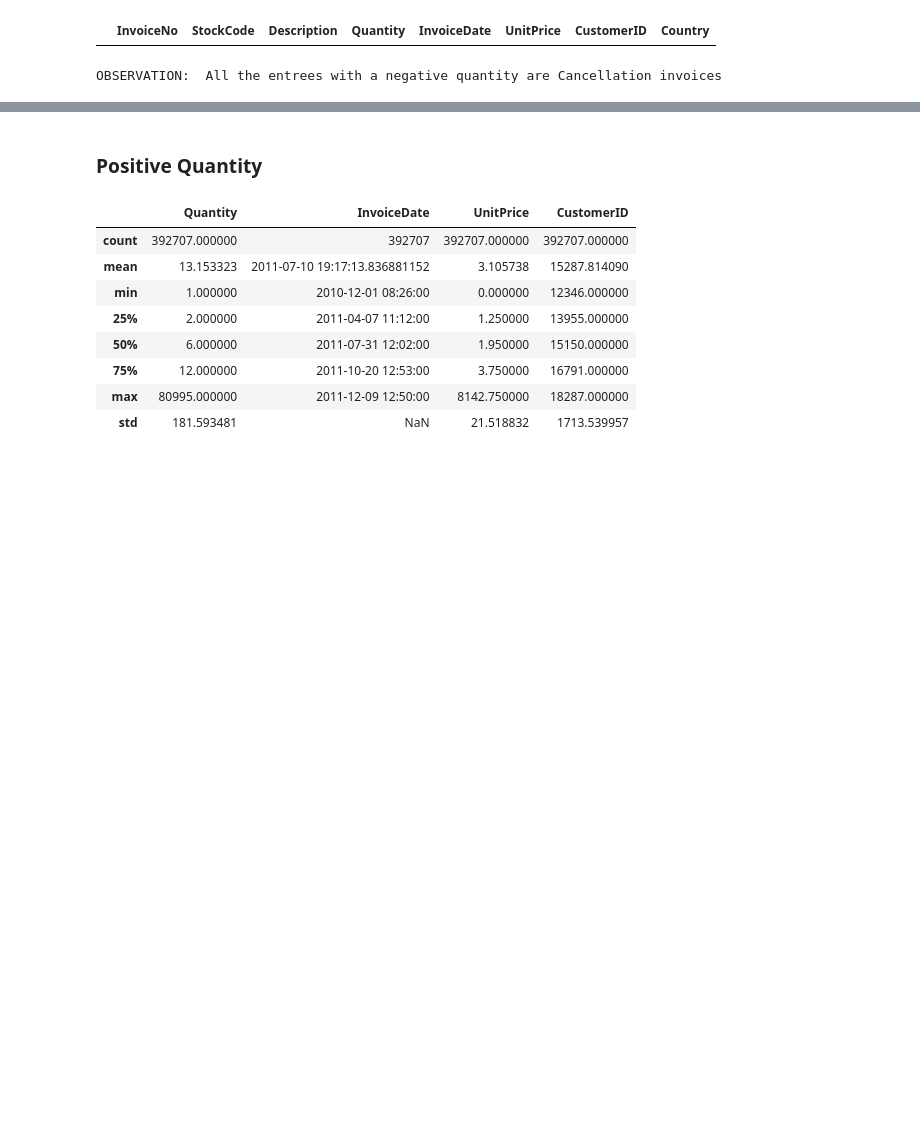
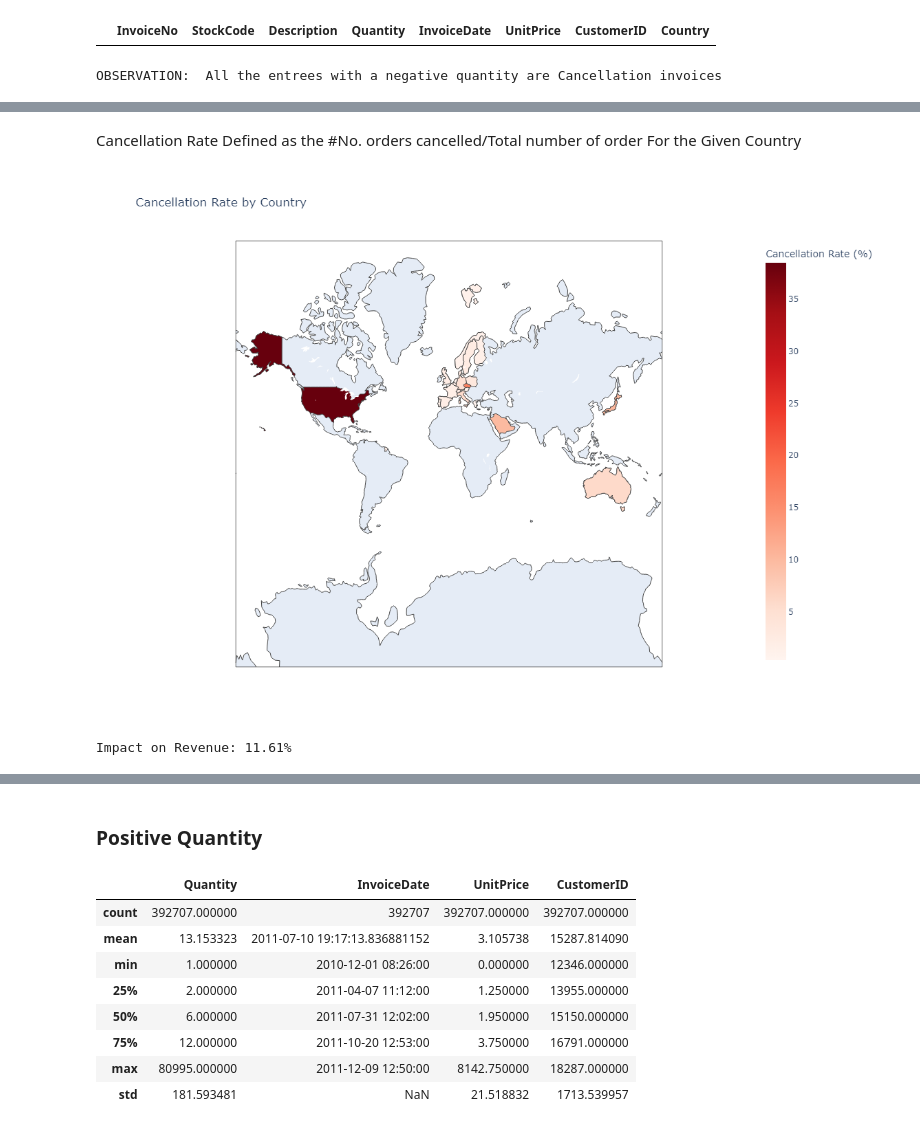
Before and after one commit to shubhjadhav/Customer-Segmentation, a Jupyter notebook: Code/customer-segmentation.ipynb, the cells around one changed output, grey strips where cells are left out. Saved outputs shown, nothing was run; the diff lists cells and outputs as text; code cells hidden in the pictures; blank space fills up the shorter version.

```diff
--- a/Code/customer-segmentation.ipynb
+++ b/Code/customer-segmentation.ipynb
@@ -424,0 +455,41 @@ OBSERVATION:  All the entrees with a negative quantity are Cancellation invoices
+# %% [markdown]
+Cancellation Rate Defined as the #No. orders cancelled/Total number of order For the Given Country
+# %%
+# Calculate cancellation rate by country
+cancellation_rate_by_country = cancelled_orders.groupby('Country').size() / invoice_df.groupby('Country').size() * 100
+
+# Create choropleth map data
+map_data = dict(
+    type='choropleth',
+    locations=cancellation_rate_by_country.index,
+    locationmode='country names',
+    z=cancellation_rate_by_country,
+    text=cancellation_rate_by_country.index,
+    colorbar={'title': 'Cancellation Rate (%)'},
+    colorscale='Reds',
+    reversescale=False
+)
+
+# Create layout for the map
+map_layout = dict(
+    title='Cancellation Rate by Country',
+    geo=dict(showframe=True, projection={'type': 'mercator'}),
+    width=1000,  # Adjust the width of the plot
+    height=800   # Adjust the height of the plot
+)
+
+# Create choropleth map figure
+choromap = go.Figure(data=[map_data], layout=map_layout)
+
+# Plot the map
+iplot(choromap, validate=False)
+# %% [output]
+[figure, added]
+# %%
+# Impact on Revenue
+total_revenue = invoice_df['UnitPrice'].sum()
+cancelled_revenue = cancelled_orders['UnitPrice'].sum()
+revenue_impact = (cancelled_revenue / total_revenue) * 100
+print(f"Impact on Revenue: {revenue_impact:.2f}%")
+# %% [output]
+Impact on Revenue: 11.61%
```
Also changed, not shown: parts of 11 cells of this notebook.
